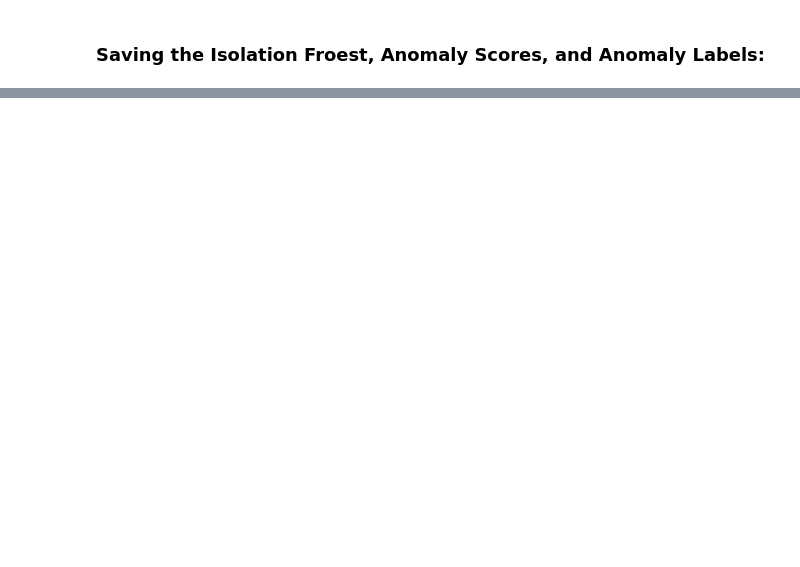
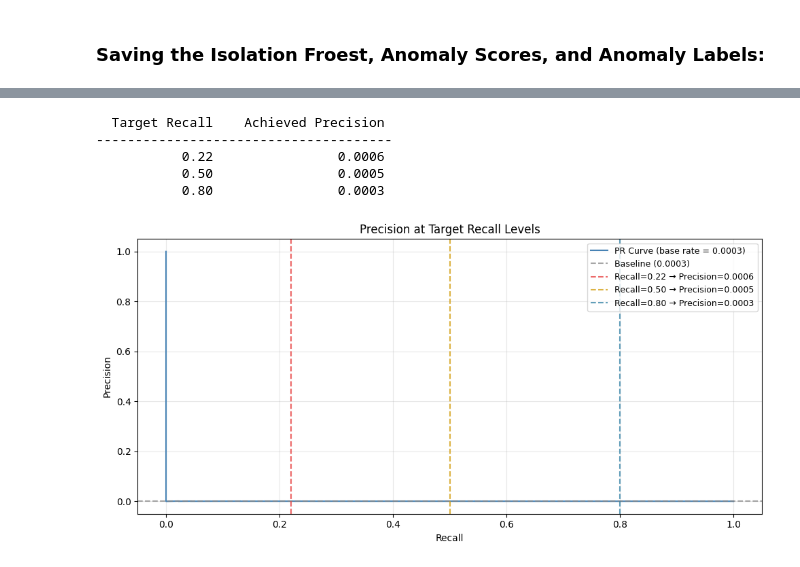
Before and after one commit to Aaron-Loera/Insider-Threat-Detection, a Jupyter notebook: Isolation_Forest.ipynb, the cells around one changed output, grey strips where cells are left out. Saved outputs shown, nothing was run; the diff lists cells and outputs as text; code cells hidden in the pictures; blank space fills up the shorter version.

```diff
--- a/Isolation_Forest.ipynb
+++ b/Isolation_Forest.ipynb
@@ -189,0 +192,11 @@ WARNING: AUROC gap > 10pp — possible overfitting; consider model simplificatio
+# %%
+prec_at_recall = iforest.compute_precision_at_recall(
+    calib_embeddings, insider_mask_calib, save_path=SAVE_PATH
+)
+# %% [output]
+  Target Recall    Achieved Precision
+--------------------------------------
+           0.22                0.0006
+           0.50                0.0005
+           0.80                0.0003
+[figure, added]
```
Also changed, not shown: parts of 29 cells of this notebook, 3 other files.
